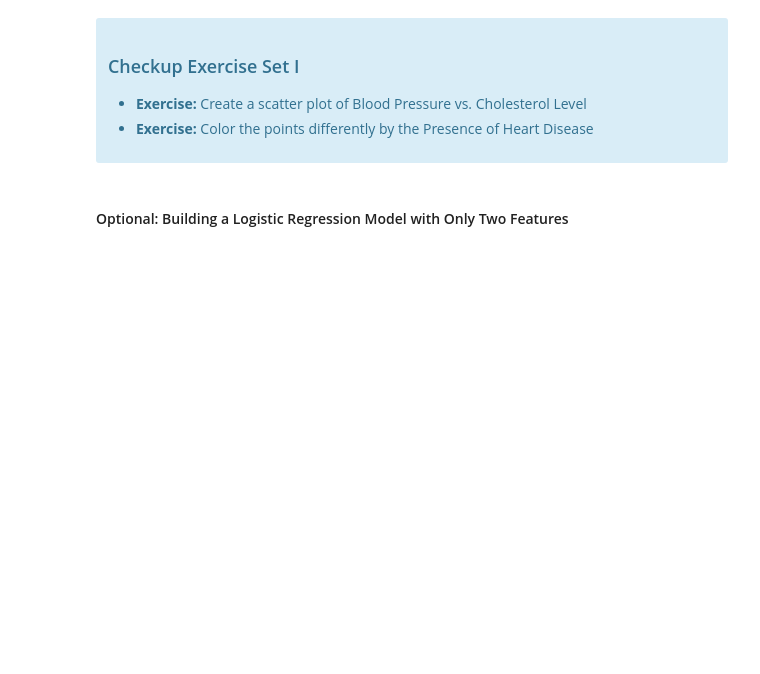
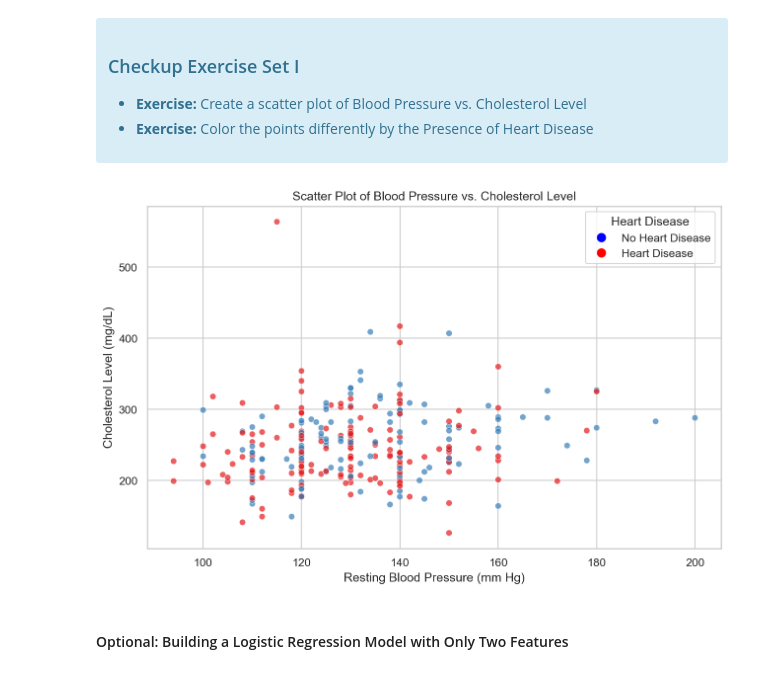
Before and after one commit to hopehusemann/Springboard, a Jupyter notebook: Logistic Regression Advanced Case Study.ipynb, the cells around one changed output. Saved outputs shown, nothing was run; the diff lists cells and outputs as text; code cells hidden in the pictures; blank space fills up the shorter version.

```diff
--- a/Logistic Regression Advanced Case Study.ipynb
+++ b/Logistic Regression Advanced Case Study.ipynb
@@ -524,6 +524,29 @@ Finally, the concepts discussed above can be easily generalized to ICPs with a n
   <li> <b>Exercise:</b> Color the points differently by the Presence of Heart Disease
 </ul>
 </div>
+# %%
+sns.set(style="whitegrid")
+
+plt.figure(figsize=(10, 6))
+scatter_plot = sns.scatterplot(
+    data=dflog,
+    x='resting_BP_mm_Hg',
+    y='cholesterol_mg_dl',
+    hue='heart_disease',
+    palette='Set1',
+    alpha=0.7,
+    )
+
+plt.title('Scatter Plot of Blood Pressure vs. Cholesterol Level')
+plt.xlabel('Resting Blood Pressure (mm Hg)')
+plt.ylabel('Cholesterol Level (mg/dL)')
+plt.legend(handles=[plt.Line2D([0], [0], marker='o', color='w', markerfacecolor='blue', markersize=10, label='No Heart Disease'),
+                    plt.Line2D([0], [0], marker='o', color='w', markerfacecolor='red', markersize=10, label='Heart Disease')],
+           title='Heart Disease')
+
+plt.show()
+# %% [output]
+[figure, added]
 # %% [markdown]
 #### Optional: Building a Logistic Regression Model with Only Two Features
 # %% [markdown]
```
